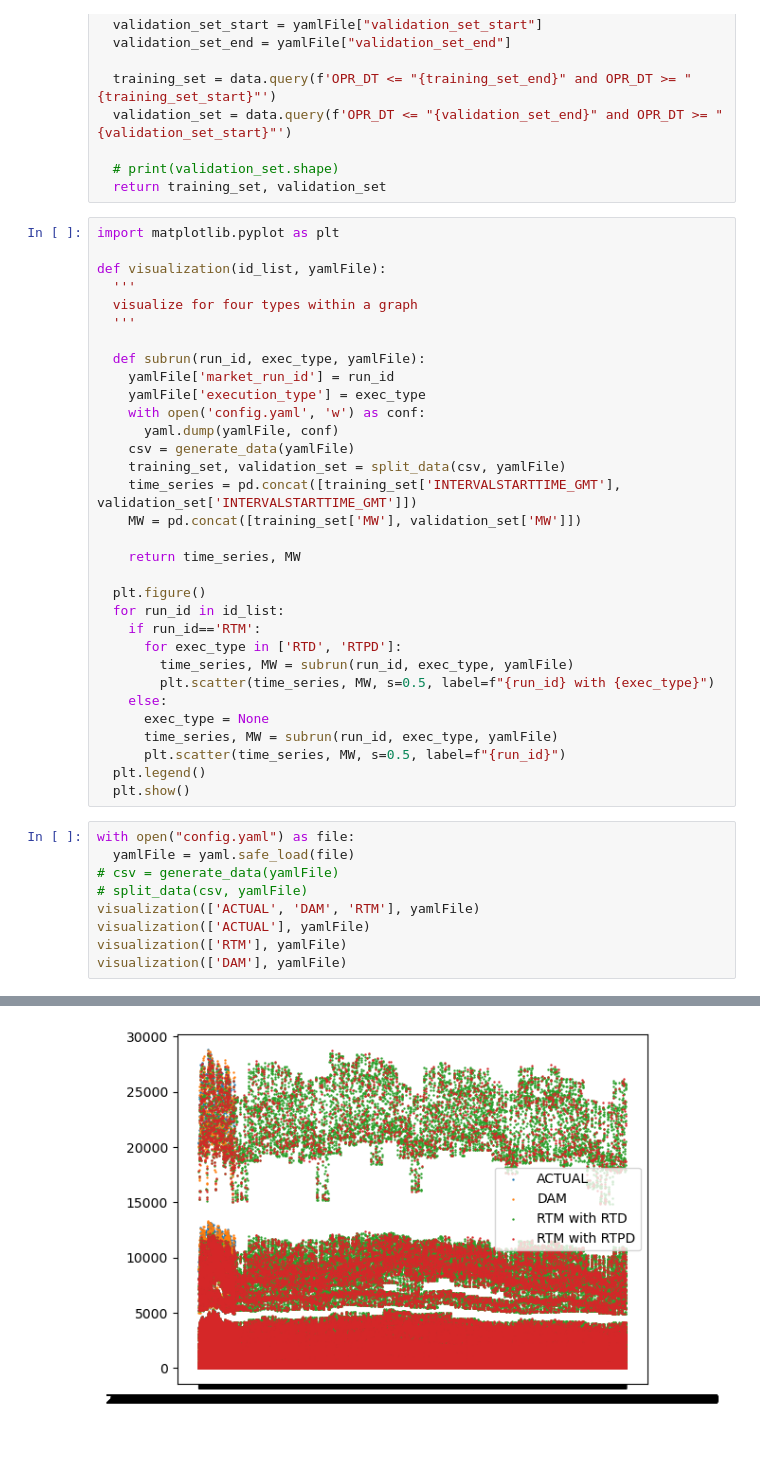
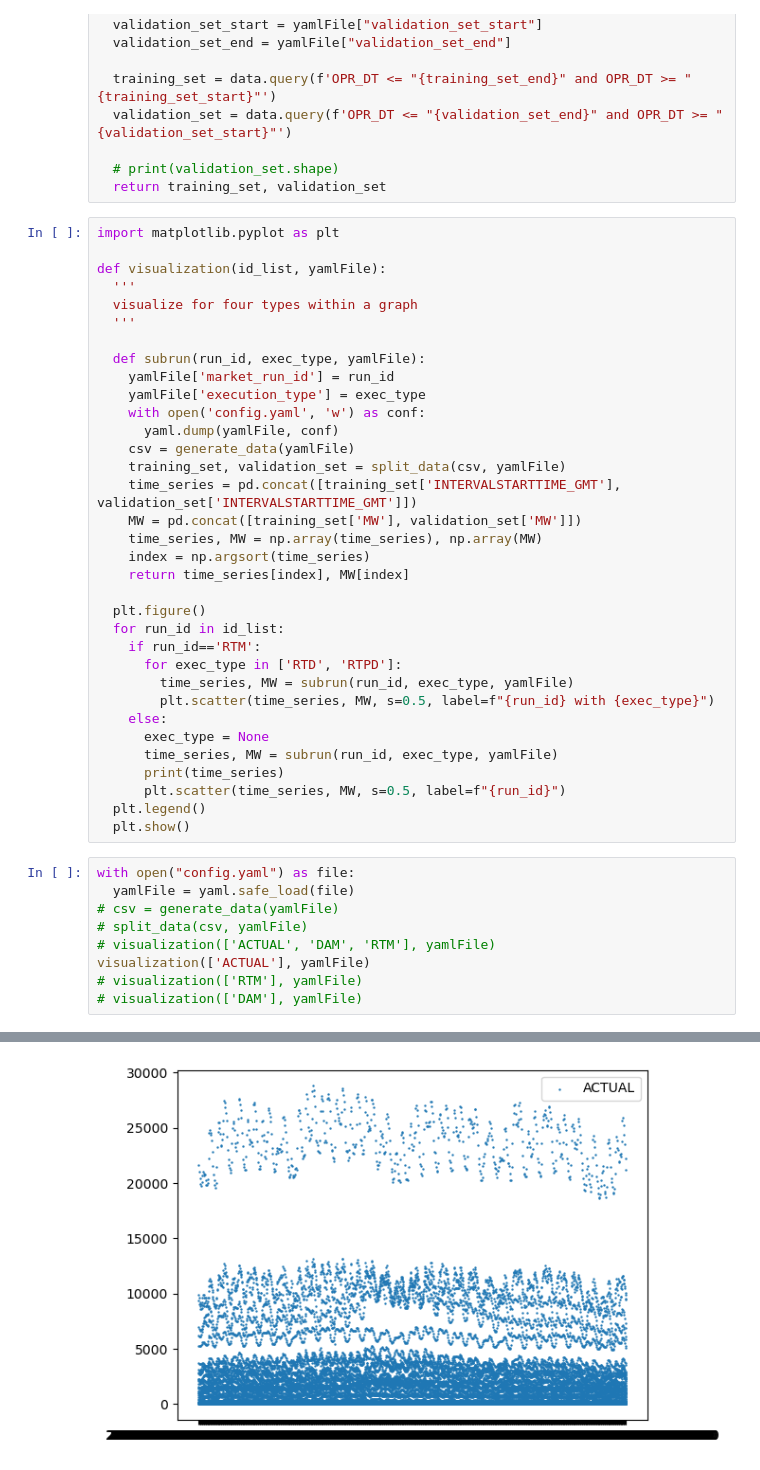
Before and after one commit to janghl/Siemens-Privacy-in-Reinforcement-Learning, a Jupyter notebook: download.ipynb, the cells around one changed output, grey strips where cells are left out. Cells and saved outputs as stored; diff of their text form.

```diff
--- a/download.ipynb
+++ b/download.ipynb
@@ -80,8 +80,9 @@ def visualization(id_list, yamlFile):
     training_set, validation_set = split_data(csv, yamlFile)
     time_series = pd.concat([training_set['INTERVALSTARTTIME_GMT'], validation_set['INTERVALSTARTTIME_GMT']])
     MW = pd.concat([training_set['MW'], validation_set['MW']])
-
-    return time_series, MW
+    time_series, MW = np.array(time_series), np.array(MW)
+    index = np.argsort(time_series)
+    return time_series[index], MW[index]
 
   plt.figure()
   for run_id in id_list:
@@ -92,6 +93,7 @@ def visualization(id_list, yamlFile):
     else:
       exec_type = None
       time_series, MW = subrun(run_id, exec_type, yamlFile)
+      print(time_series)
       plt.scatter(time_series, MW, s=0.5, label=f"{run_id}")
   plt.legend()
   plt.show()
@@ -100,8 +102,8 @@ with open("config.yaml") as file:
   yamlFile = yaml.safe_load(file)
 # csv = generate_data(yamlFile)
 # split_data(csv, yamlFile)
-visualization(['ACTUAL', 'DAM', 'RTM'], yamlFile)
+# visualization(['ACTUAL', 'DAM', 'RTM'], yamlFile)
 visualization(['ACTUAL'], yamlFile)
-visualization(['RTM'], yamlFile)
-visualization(['DAM'], yamlFile)
+# visualization(['RTM'], yamlFile)
+# visualization(['DAM'], yamlFile)
 # %% [output]
@@ -112 +114 @@ visualization(['DAM'], yamlFile)
-[figure, old version]
+[figure, new version]
```
Also changed, not shown: parts of 1 cell of this notebook, 1 other file.
